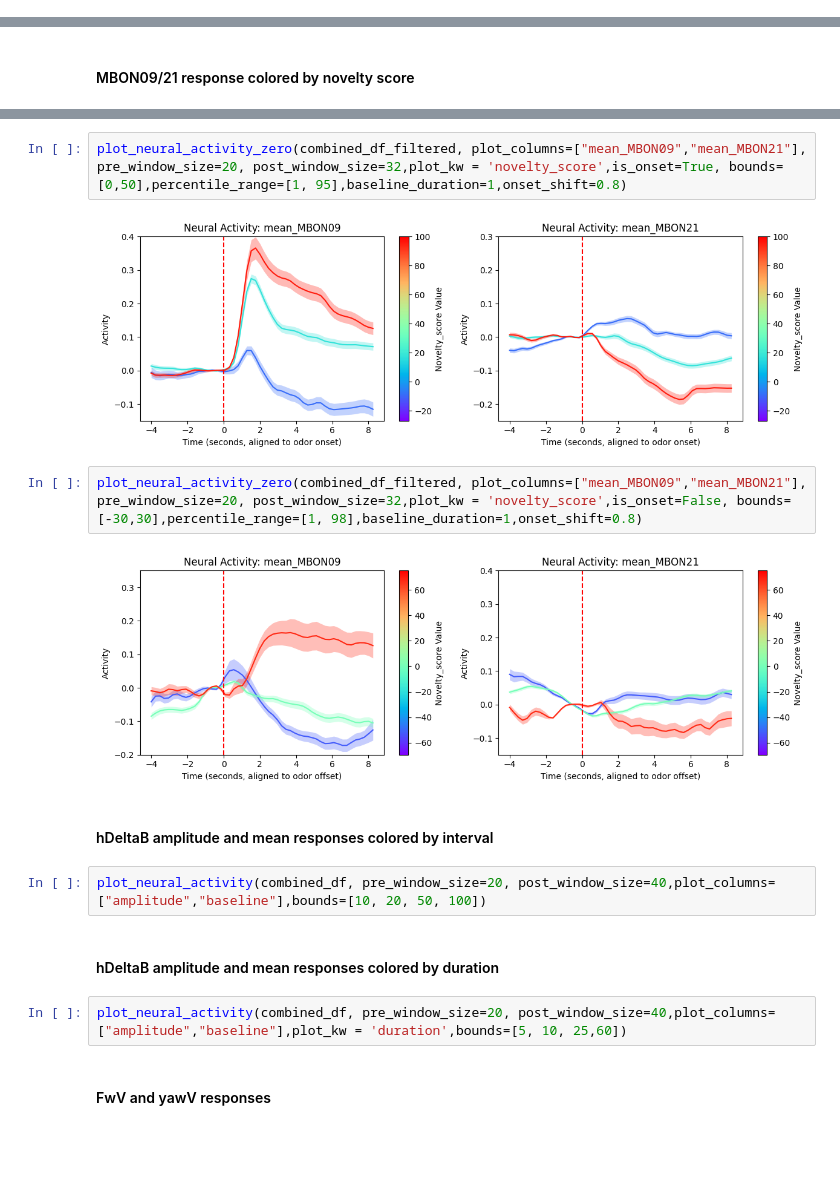
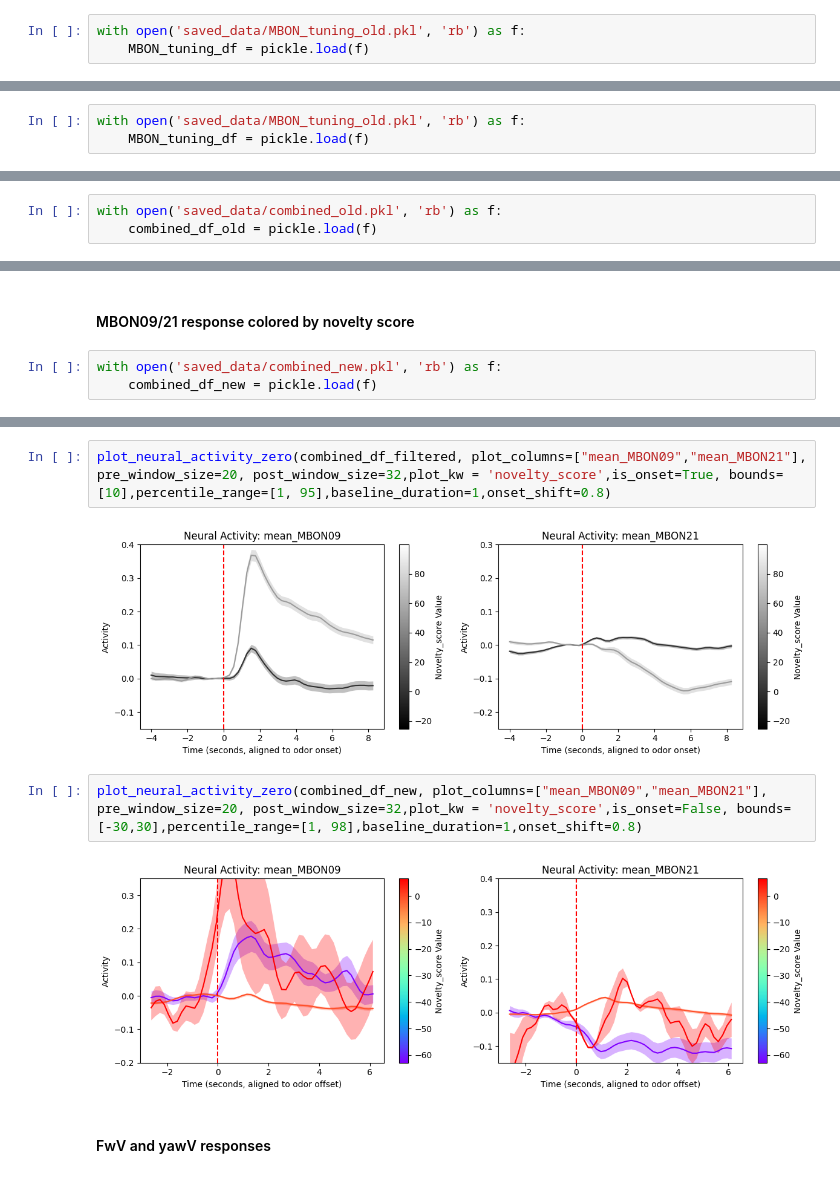
Before and after one commit to jingxuanf0214/thesis-2p-behavior-align, a Jupyter notebook: imaging/sparse_odor_analysis.ipynb, the cells around one changed output, grey strips where cells are left out. Drawn from its saved outputs; the diff is of its cells as text; blank space fills up the shorter version.

```diff
--- a/imaging/sparse_odor_analysis.ipynb
+++ b/imaging/sparse_odor_analysis.ipynb
@@ -1923,0 +1184,3 @@ plot_tuning_curve_wrapper_2(combined_df_copy, ["mean_MBON09_minmax", "mean_MBON2
+# %%
+with open('saved_data/MBON_tuning_old.pkl', 'rb') as f:
+    MBON_tuning_df = pickle.load(f)
@@ -1923,0 +1244,3 @@ plot_tuning_curve_wrapper_2(combined_df_copy, ["mean_MBON09_minmax", "mean_MBON2
+# %%
+with open('saved_data/MBON_tuning_old.pkl', 'rb') as f:
+    MBON_tuning_df = pickle.load(f)
@@ -1924,2 +1320,5 @@ plot_tuning_curve_wrapper_2(combined_df_copy, ["mean_MBON09_minmax", "mean_MBON2
 # %% [markdown]
 #### examine hDeltaB
+# %%
+with open('saved_data/combined_old.pkl', 'rb') as f:
+    combined_df_old = pickle.load(f)
@@ -2206,2 +1594,5 @@ plot_neural_activity(combined_df_filtered, plot_columns=["mean_MBON09","mean_MBO
 # %% [markdown]
 #### MBON09/21 response colored by novelty score
+# %%
+with open('saved_data/combined_new.pkl', 'rb') as f:
+    combined_df_new = pickle.load(f)
@@ -2208,18 +1611,10 @@ plot_neural_activity(combined_df_filtered, plot_columns=["mean_MBON09","mean_MBO
 # %%
-plot_neural_activity_zero(combined_df_filtered, plot_columns=["mean_MBON09","mean_MBON21"], pre_window_size=20, post_window_size=32,plot_kw = 'novelty_score',is_onset=True, bounds=[0,50],percentile_range=[1, 95],baseline_duration=1,onset_shift=0.8)
+plot_neural_activity_zero(combined_df_filtered, plot_columns=["mean_MBON09","mean_MBON21"], pre_window_size=20, post_window_size=32,plot_kw = 'novelty_score',is_onset=True, bounds=[10],percentile_range=[1, 95],baseline_duration=1,onset_shift=0.8)
 # %% [output]
-[figure, old version]
+[figure, new version]
 # %%
-plot_neural_activity_zero(combined_df_filtered, plot_columns=["mean_MBON09","mean_MBON21"], pre_window_size=20, post_window_size=32,plot_kw = 'novelty_score',is_onset=False, bounds=[-30,30],percentile_range=[1, 98],baseline_duration=1,onset_shift=0.8)
+plot_neural_activity_zero(combined_df_new, plot_columns=["mean_MBON09","mean_MBON21"], pre_window_size=20, post_window_size=32,plot_kw = 'novelty_score',is_onset=False, bounds=[-30,30],percentile_range=[1, 98],baseline_duration=1,onset_shift=0.8)
 # %% [output]
-[figure, old version]
+[figure, new version]
-# %% [markdown]
-#### hDeltaB amplitude and mean responses colored by interval
-# %%
-plot_neural_activity(combined_df, pre_window_size=20, post_window_size=40,plot_columns=["amplitude","baseline"],bounds=[10, 20, 50, 100])
-# %% [markdown]
-#### hDeltaB amplitude and mean responses colored by duration
-# %%
-plot_neural_activity(combined_df, pre_window_size=20, post_window_size=40,plot_columns=["amplitude","baseline"],plot_kw = 'duration',bounds=[5, 10, 25,60])
 # %% [markdown]
 #### FwV and yawV responses
```
Also changed, not shown: parts of 125 cells of this notebook, 7 other files.
